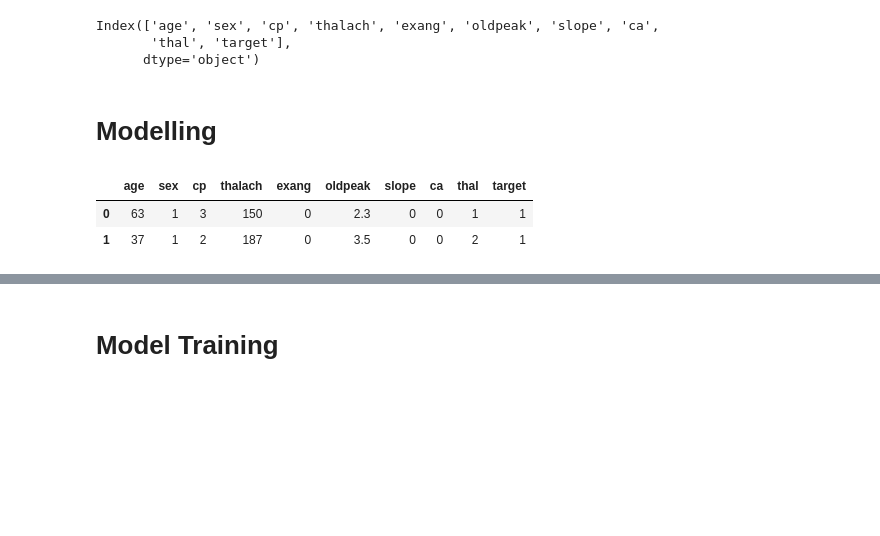
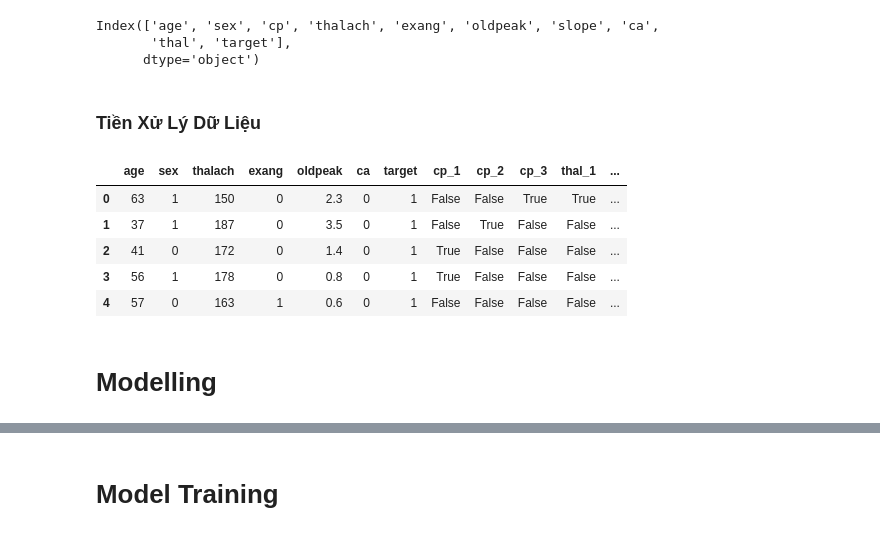
Before and after one commit to Hoa212/-n-CNTT-Heart-Disease-Prediction, a Jupyter notebook: Đề án CNTT .ipynb, the cells around one changed output, grey strips where cells are left out. Cells and saved outputs as stored; diff of their text form; code cells hidden in the pictures; blank space fills up the shorter version.

```diff
--- a/Đề án CNTT .ipynb
+++ b/Đề án CNTT .ipynb
@@ -360,3 +390,5 @@ df.columns
 Index(['age', 'sex', 'cp', 'thalach', 'exang', 'oldpeak', 'slope', 'ca',
        'thal', 'target'],
       dtype='object')
+# %% [markdown]
+### Tiền Xử Lý Dữ Liệu
@@ -363,11 +406,14 @@ Index(['age', 'sex', 'cp', 'thalach', 'exang', 'oldpeak', 'slope', 'ca',
+# %%
+df.head()
+# %% [output]
+|  | age | sex | thalach | exang | oldpeak | ca | target | cp_1 | cp_2 | cp_3 | thal_1 | ... |
+| 0 | 63 | 1 | 150 | 0 | 2.3 | 0 | 1 | False | False | True | True | ... |
+| 1 | 37 | 1 | 187 | 0 | 3.5 | 0 | 1 | False | True | False | False | ... |
+| 2 | 41 | 0 | 172 | 0 | 1.4 | 0 | 1 | True | False | False | False | ... |
+| 3 | 56 | 1 | 178 | 0 | 0.8 | 0 | 1 | True | False | False | False | ... |
+| 4 | 57 | 0 | 163 | 1 | 0.6 | 0 | 1 | False | False | False | False | ... |
 # %% [markdown]
 # Modelling
-# %%
-df.head(2)
-# %% [output]
-|  | age | sex | cp | thalach | exang | oldpeak | slope | ca | thal | target |
-| 0 | 63 | 1 | 3 | 150 | 0 | 2.3 | 0 | 0 | 1 | 1 |
-| 1 | 37 | 1 | 2 | 187 | 0 | 3.5 | 0 | 0 | 2 | 1 |
 # %%
 # tách các đặc trưng và nhãn
 X = df.drop('target', axis=1)
```
Also changed, not shown: parts of 36 cells of this notebook, 1 other file.
